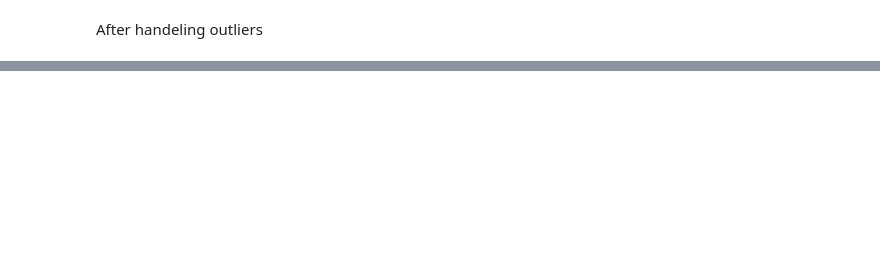
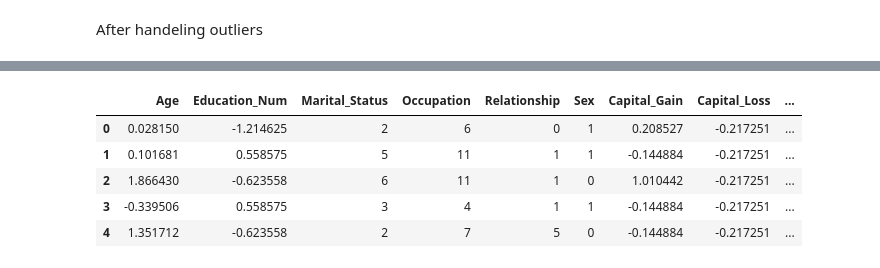
Before and after one commit to Benura2020/Income-Classification-ML, a Jupyter notebook: income_prediction_ml_project.ipynb, the cells around one changed output, grey strips where cells are left out. Drawn from its saved outputs; the diff is of its cells as text; code cells hidden in the pictures; blank space fills up the shorter version.

```diff
--- a/income_prediction_ml_project.ipynb
+++ b/income_prediction_ml_project.ipynb
@@ -1565,0 +1751,19 @@ No artists with labels found to put in legend.  Note that artists whose label st
+# %%
+from sklearn.preprocessing import StandardScaler
+
+scaler = StandardScaler()
+
+# features to scale
+columns_to_scale = ['Age', 'Education_Num', 'Capital_Gain', 'Capital_Loss', 'Hours_per_Week']
+
+# Apply Standardization to the specified columns
+census_income_df[columns_to_scale] = scaler.fit_transform(census_income_df[columns_to_scale])
+# %%
+census_income_df.head()
+# %% [output]
+|  | Age | Education_Num | Marital_Status | Occupation | Relationship | Sex | Capital_Gain | Capital_Loss | ... |
+| 0 | 0.028150 | -1.214625 | 2 | 6 | 0 | 1 | 0.208527 | -0.217251 | ... |
+| 1 | 0.101681 | 0.558575 | 5 | 11 | 1 | 1 | -0.144884 | -0.217251 | ... |
+| 2 | 1.866430 | -0.623558 | 6 | 11 | 1 | 0 | 1.010442 | -0.217251 | ... |
+| 3 | -0.339506 | 0.558575 | 3 | 4 | 1 | 1 | -0.144884 | -0.217251 | ... |
+| 4 | 1.351712 | -0.623558 | 2 | 7 | 5 | 0 | -0.144884 | -0.217251 | ... |
```
Also changed, not shown: parts of 59 cells of this notebook, 2 other files.
